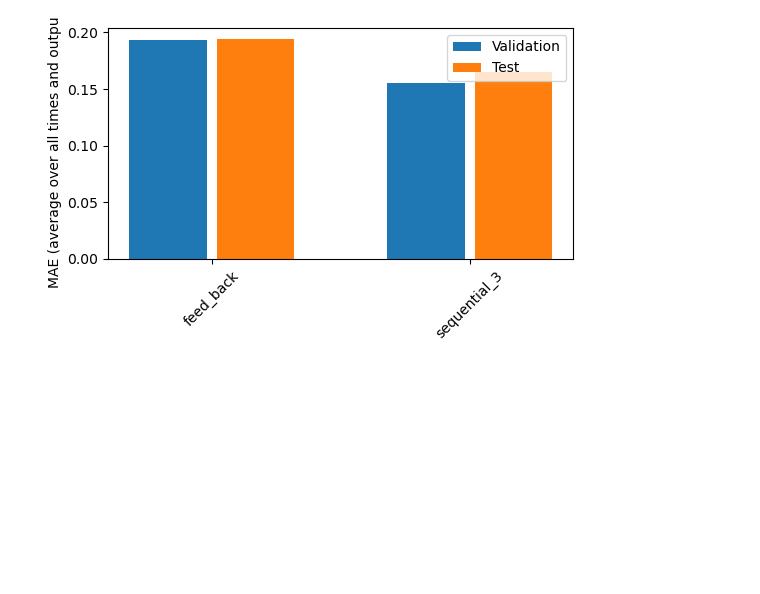
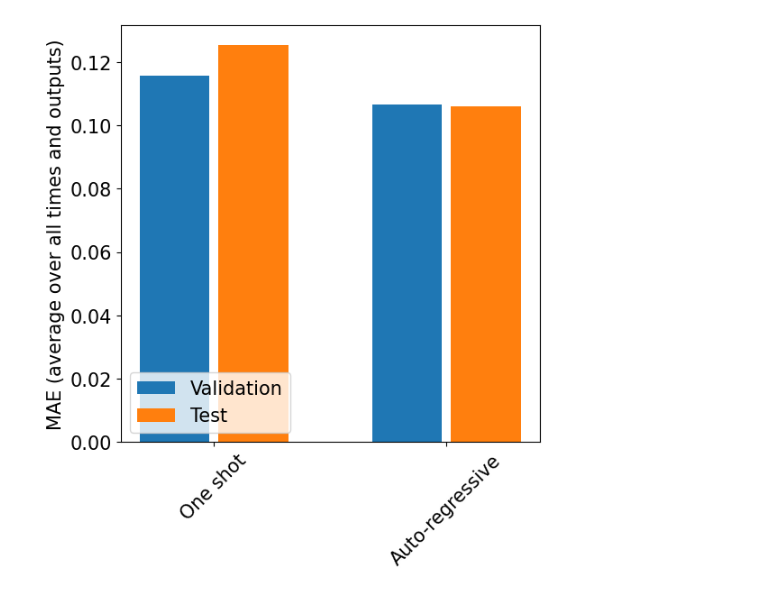
Before and after one commit to irenelivia/DakEnowcasting, a Jupyter notebook: train_model.ipynb, the cells around one changed output. Cells and saved outputs as stored; diff of their text form; code cells hidden in the pictures; blank space fills up the shorter version.

```diff
--- a/train_model.ipynb
+++ b/train_model.ipynb
@@ -11,6 +11,8 @@ import tensorflow as tf
 import wandb
 
 
-from data_loader import load_datasets,load_and_average_dataset, find_cps, sample_indices_3sets, create_windows
-from model import compile_and_fit,define_models,get_model,plot_variable_importance,plot_model_performance,plot_loss
+from coldpooling.data_loader import load_datasets,load_and_average_dataset, find_cps, sample_indices_3sets, create_windows
+from coldpooling.model import compile_and_fit,define_models,get_model,plot_variable_importance,plot_model_performance,plot_loss
+
+plt.rcParams.update({'font.size': 15})
 # %% [output]
@@ -19,7 +21,7 @@ To enable them in other operations, rebuild TensorFlow with the appropriate comp
 # %%
 IN_WIDTH=12
 OUT_STEPS=6
-SHIFT=0
+SHIFT=2
 # %%
 fp='datasets/'
 file1min = fp+'station_output.nc'
@@ -76,10 +121,13 @@ plot_variable_importance(ARlstm,windows)
 # %%
 val_performance={}
 test_performance={}
-val_performance[ARlstm.name] = ARlstm.evaluate(windows.val)
-val_performance[lstm.name] = lstm.evaluate(windows.val)
-test_performance[ARlstm.name] = ARlstm.evaluate(windows.test)
-test_performance[lstm.name] = lstm.evaluate(windows.test)
+val_performance['One shot'] = lstm.evaluate(windows.val)
+test_performance['One shot'] = lstm.evaluate(windows.test)
+
+val_performance['Auto-regressive'] = ARlstm.evaluate(windows.val)
+test_performance['Auto-regressive'] = ARlstm.evaluate(windows.test)
 
 #performance[model.name] = model.evaluate(window.test, verboARlstm.evaluate(windows.val)se=0)
+
+#performance[model.name] = model.evaluate(window.test, verboARlstm.evaluate(windows.val)se=0)
 # %% [output]
@@ -90,15 +138,18 @@ test_performance[lstm.name] = lstm.evaluate(windows.test)
 # %%
+
+plt.figure(figsize=(6,6),dpi=100)
 x = np.arange(len(val_performance))
 width = 0.3
 metric_name = 'mean_absolute_error'
 metric_index = lstm.metrics_names.index('mean_absolute_error')
 val_mae = [v[metric_index] for v in val_performance.values()]
 test_mae = [v[metric_index] for v in test_performance.values()]
 plt.bar(x - 0.17, val_mae, width, label='Validation')
 plt.bar(x + 0.17, test_mae, width, label='Test')
 plt.xticks(ticks=x, labels=val_performance.keys(),
            rotation=45)
 plt.ylabel(f'MAE (average over all times and outputs)')
-_ = plt.legend()
+#plt.yscale('log')
+_ = plt.legend(loc='lower left')
 # %% [output]
-[figure, old version]
+[figure, new version]
```
Also changed, not shown: parts of 23 cells of this notebook, 14 other files.
